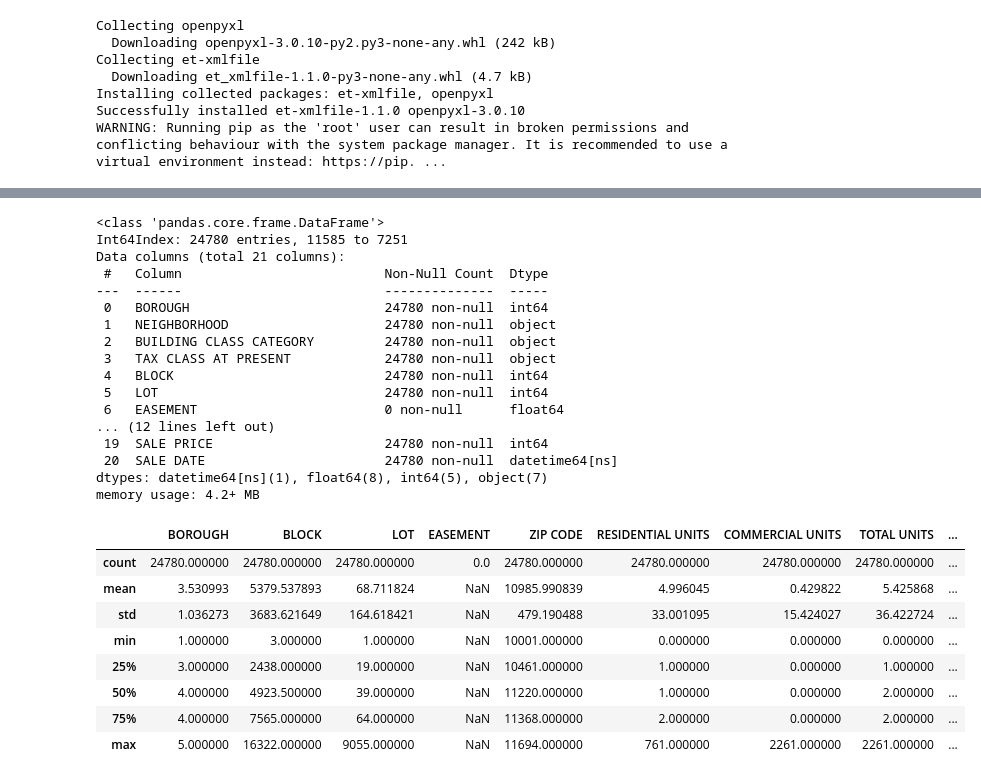
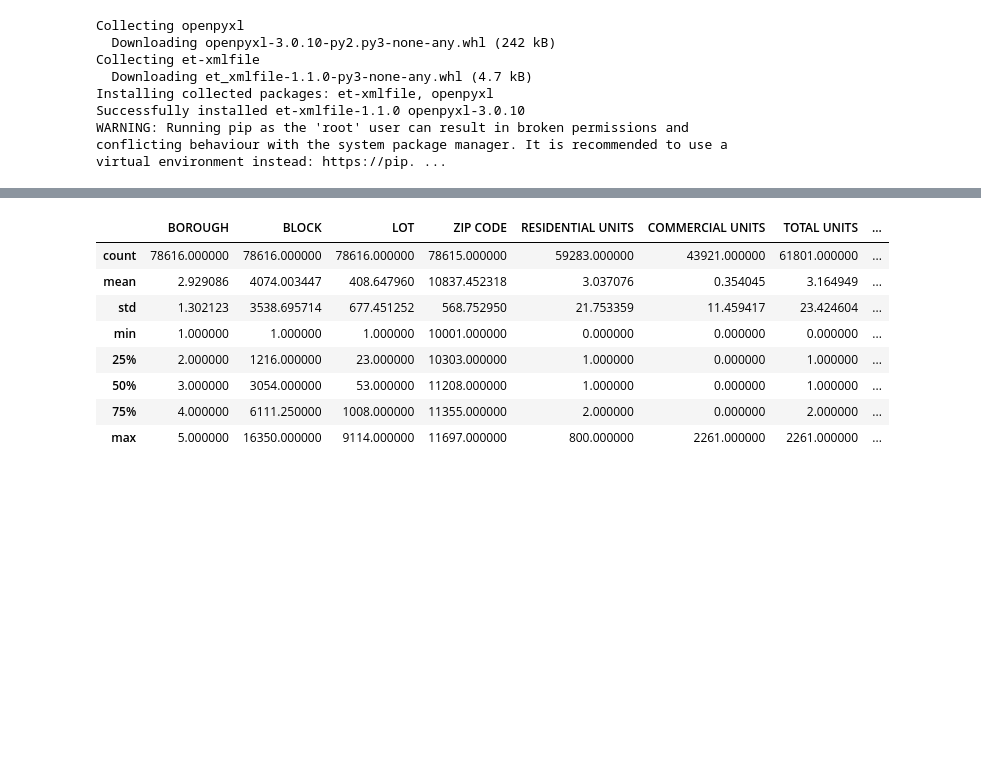
Before and after one commit to xinyuem7/nyc_housing_prediction, a Jupyter notebook: nyc-housing-price-prediction.ipynb, the cells around one changed output, grey strips where cells are left out. Drawn from its saved outputs; the diff is of its cells as text; code cells hidden in the pictures; blank space fills up the shorter version.

Commit message:
Kaggle Notebook | NYC Housing Price Prediction  | Version 6

```diff
--- a/nyc-housing-price-prediction.ipynb
+++ b/nyc-housing-price-prediction.ipynb
@@ -75,0 +38,36 @@ memory usage: 16.5+ MB
+# %%
+# data cleaning for all_data
+all_data.head()
+all_data.info()
+all_data.describe()
+
+# According to all_data.info(), the following columns have NaN:
+# TAX CLASS AT PRESENT
+# EASEMENT (all values are missing, will not be using this column)
+# BUILDING CLASS AT PRESENT
+# APARTMENT NUMBER
+# ZIP CODE
+# RESIDENTIAL UNITS
+# COMMERCIAL UNITS
+# TOTAL UNITS
+# LAND SQUARE FEET
+# GROSS SQUARE FEET
+# YEAR BUILT
+
+# According to all_data.describe(), the following columns have values equal to 0 which they should not have:
+# Land square feet
+# Gross square feet
+# Sale price
+
+# drop column EASEMENT and rows with NaN
+# all_data.dropna(subset = ['LAND SQUARE FEET', 'GROSS SQUARE FEET', 'YEAR BUILT', 'SALE PRICE'], inplace = True)
+all_data = all_data.drop(columns = 'EASEMENT')
+all_data.head()
+
+# # drop unreasonable data
+# # drop rows with LAND SQUARE FEET, GROSS SQUARE FEET, YEAR BUILT, or SALE PRICE equals to 0
+# all_data = all_data.loc[~((all_data['LAND SQUARE FEET'] == 0) | (all_data['GROSS SQUARE FEET'] == 0) | (all_data['YEAR BUILT'] == 0) | (all_data['SALE PRICE'] == 0))]
+
+
+# split all_data into training and testing datasets for linear regression
+training_data, testing_data = train_test_split(all_data, test_size = 0.2, random_state = 25)
@@ -76,37 +92,20 @@ memory usage: 16.5+ MB
 # %%
 # Step 1: understand the dataset
 
 # shape of the training dataset and teh testing dataset
-training_data #450988 rows × 10 columns
-testing_data #112748 rows × 10 columns
+# training_data
+# testing_data
 
-# understand the nature of teh training data
-training_data.info()
+# # understand the nature of teh training data
+# training_data.info()
 training_data.describe()
 # %% [output]
-<class 'pandas.core.frame.DataFrame'>
-Int64Index: 24780 entries, 11585 to 7251
-Data columns (total 21 columns):
- #   Column                          Non-Null Count  Dtype
----  ------                          --------------  -----
- 0   BOROUGH                         24780 non-null  int64
- 1   NEIGHBORHOOD                    24780 non-null  object
- 2   BUILDING CLASS CATEGORY         24780 non-null  object
- 3   TAX CLASS AT PRESENT            24780 non-null  object
- 4   BLOCK                           24780 non-null  int64
- 5   LOT                             24780 non-null  int64
- 6   EASEMENT                        0 non-null      float64
-... (12 lines left out)
- 19  SALE PRICE                      24780 non-null  int64
- 20  SALE DATE                       24780 non-null  datetime64[ns]
-dtypes: datetime64[ns](1), float64(8), int64(5), object(7)
-memory usage: 4.2+ MB
-|  | BOROUGH | BLOCK | LOT | EASEMENT | ZIP CODE | RESIDENTIAL UNITS | COMMERCIAL UNITS | TOTAL UNITS | ... |
-| count | 24780.000000 | 24780.000000 | 24780.000000 | 0.0 | 24780.000000 | 24780.000000 | 24780.000000 | 24780.000000 | ... |
-| mean | 3.530993 | 5379.537893 | 68.711824 | NaN | 10985.990839 | 4.996045 | 0.429822 | 5.425868 | ... |
-| std | 1.036273 | 3683.621649 | 164.618421 | NaN | 479.190488 | 33.001095 | 15.424027 | 36.422724 | ... |
-| min | 1.000000 | 3.000000 | 1.000000 | NaN | 10001.000000 | 0.000000 | 0.000000 | 0.000000 | ... |
-| 25% | 3.000000 | 2438.000000 | 19.000000 | NaN | 10461.000000 | 1.000000 | 0.000000 | 1.000000 | ... |
-| 50% | 4.000000 | 4923.500000 | 39.000000 | NaN | 11220.000000 | 1.000000 | 0.000000 | 2.000000 | ... |
-| 75% | 4.000000 | 7565.000000 | 64.000000 | NaN | 11368.000000 | 2.000000 | 0.000000 | 2.000000 | ... |
-| max | 5.000000 | 16322.000000 | 9055.000000 | NaN | 11694.000000 | 761.000000 | 2261.000000 | 2261.000000 | ... |
+|  | BOROUGH | BLOCK | LOT | ZIP CODE | RESIDENTIAL UNITS | COMMERCIAL UNITS | TOTAL UNITS | ... |
+| count | 78616.000000 | 78616.000000 | 78616.000000 | 78615.000000 | 59283.000000 | 43921.000000 | 61801.000000 | ... |
+| mean | 2.929086 | 4074.003447 | 408.647960 | 10837.452318 | 3.037076 | 0.354045 | 3.164949 | ... |
+| std | 1.302123 | 3538.695714 | 677.451252 | 568.752950 | 21.753359 | 11.459417 | 23.424604 | ... |
+| min | 1.000000 | 1.000000 | 1.000000 | 10001.000000 | 0.000000 | 0.000000 | 0.000000 | ... |
+| 25% | 2.000000 | 1216.000000 | 23.000000 | 10303.000000 | 1.000000 | 0.000000 | 1.000000 | ... |
+| 50% | 3.000000 | 3054.000000 | 53.000000 | 11208.000000 | 1.000000 | 0.000000 | 1.000000 | ... |
+| 75% | 4.000000 | 6111.250000 | 1008.000000 | 11355.000000 | 2.000000 | 0.000000 | 2.000000 | ... |
+| max | 5.000000 | 16350.000000 | 9114.000000 | 11697.000000 | 800.000000 | 2261.000000 | 2261.000000 | ... |
```
Also changed, not shown: parts of 15 cells of this notebook.
